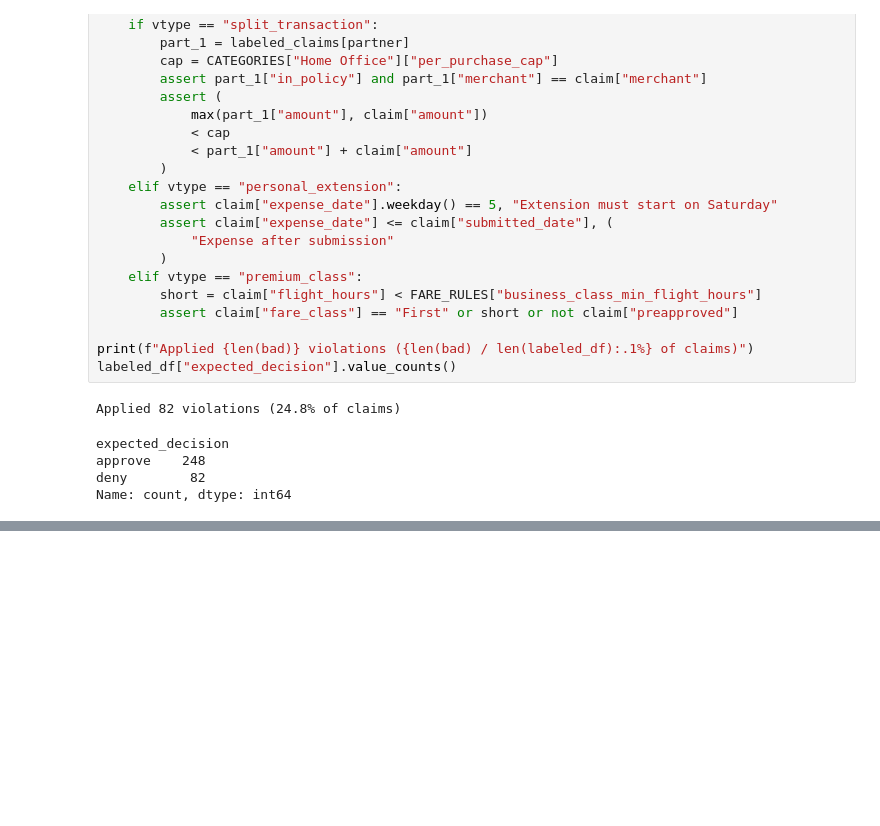
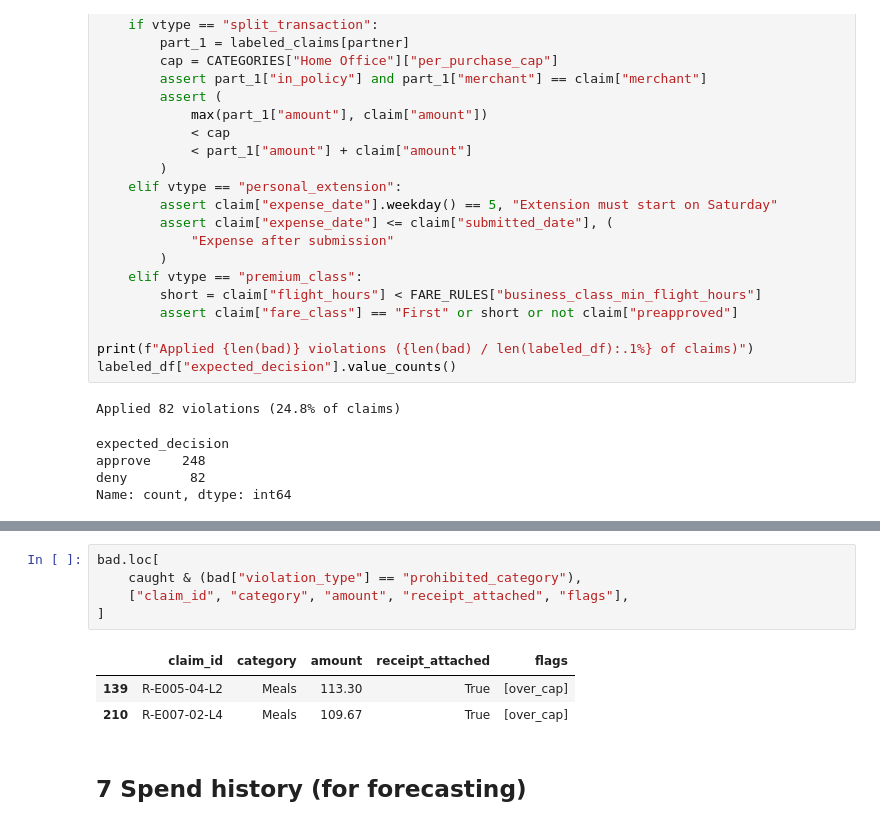
Before and after one commit to MWPerrineJr/Techstack.io, a Jupyter notebook: notebooks/01_generate_data.ipynb, the cells around one changed output, grey strips where cells are left out. Cells and saved outputs as stored; diff of their text form; blank space fills up the shorter version.

```diff
--- a/notebooks/01_generate_data.ipynb
+++ b/notebooks/01_generate_data.ipynb
@@ -1376,0 +1675,11 @@ Name: count, dtype: int64
+# %%
+bad.loc[
+    caught & (bad["violation_type"] == "prohibited_category"),
+    ["claim_id", "category", "amount", "receipt_attached", "flags"],
+]
+# %% [output]
+|  | claim_id | category | amount | receipt_attached | flags |
+| 139 | R-E005-04-L2 | Meals | 113.30 | True | [over_cap] |
+| 210 | R-E007-02-L4 | Meals | 109.67 | True | [over_cap] |
+# %% [markdown]
+## 7 Spend history (for forecasting)
```
Also changed, not shown: parts of 14 cells of this notebook, 6 other files.
